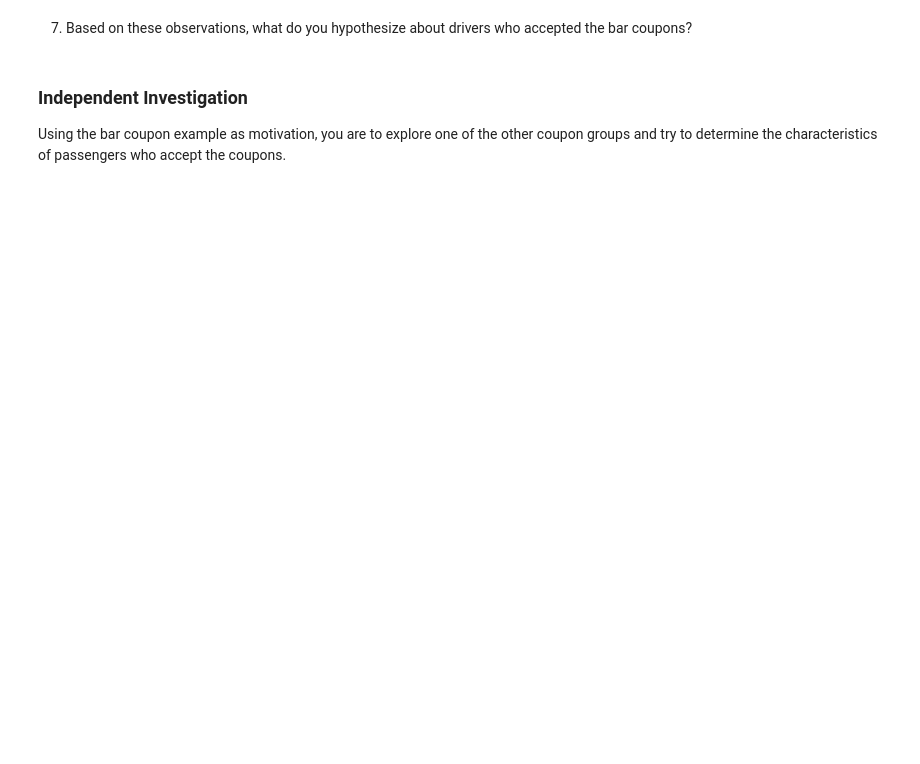
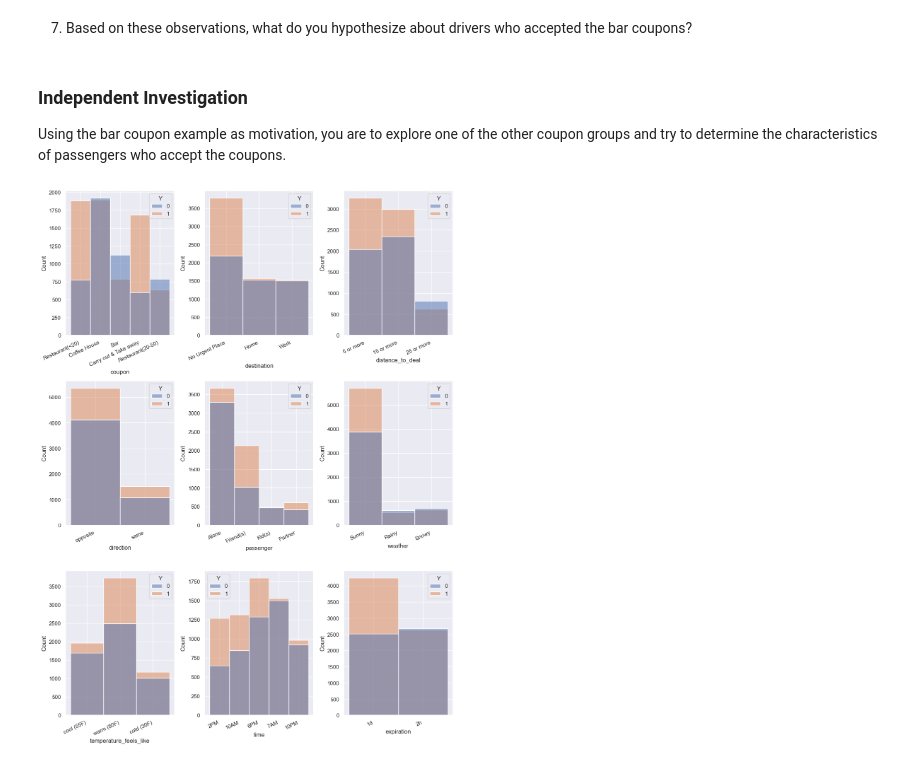
Before and after one commit to selvamani-ramasamy/berkeley-ml-ai, a Jupyter notebook: assignment_5_1_start/prompt.ipynb, the cells around one changed output. Cells and saved outputs as stored; diff of their text form; code cells hidden in the pictures; blank space fills up the shorter version.

```diff
--- a/assignment_5_1_start/prompt.ipynb
+++ b/assignment_5_1_start/prompt.ipynb
@@ -188,3 +326,33 @@ Now, we will lead you through an exploration of just the bar related coupons.
 ### Independent Investigation
 
 Using the bar coupon example as motivation, you are to explore one of the other coupon groups and try to determine the characteristics of passengers who accept the coupons.
+# %%
+def get_interesting_histograms(histdata, cols_of_interest, stat='count', figsize=(12, 16),  rot=25):
+      num_cols = len(cols_of_interest)
+      num_fig_rows = math.ceil(num_cols/3)
+      fig, axs = plt.subplots(num_fig_rows, 3, figsize=figsize)
+      i=0
+      for row in range(num_fig_rows):
+            for column in range(3):
+                  if num_fig_rows == 1:
+                        ax = axs[column]
+                  else:
+                        ax = axs[row, column]
+                  sns.histplot(data=histdata, x=cols_of_interest[i], hue='Y', ax=ax, multiple='layer', stat=stat)
+                  ax.set_xticklabels(ax.get_xticklabels(), rotation=rot, horizontalalignment='right')
+                  i += 1
+      fig.tight_layout()
+
+set_1_cols_of_interest = ['coupon', 'destination', 'distance_to_deal', 'direction',
+                          'passenger', 'weather', 'temperature_feels_like', 'time', 'expiration']
+
+set_2_cols_of_interest = [
+                          'gender', 'age', 'maritalStatus', 'has_children',
+                          'Bar', 'CoffeeHouse', 'CarryAway',
+                          'RestaurantLessThan20', 'Restaurant20To50']
+
+set_3_cols_of_interest = [ 'income', 'education', 'occupation', ]
+
+get_interesting_histograms(major_data, set_1_cols_of_interest)
+# %% [output]
+[figure, added]
```
Also changed, not shown: parts of 15 cells of this notebook.
